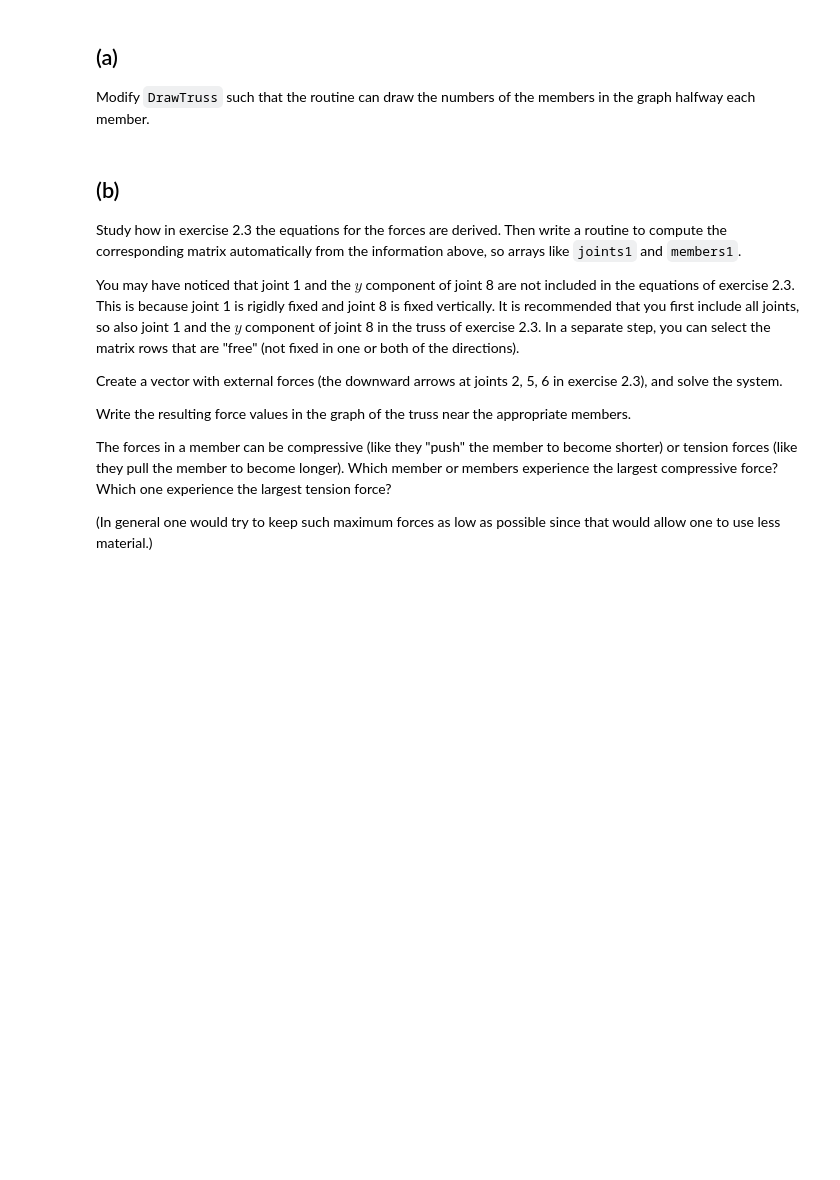
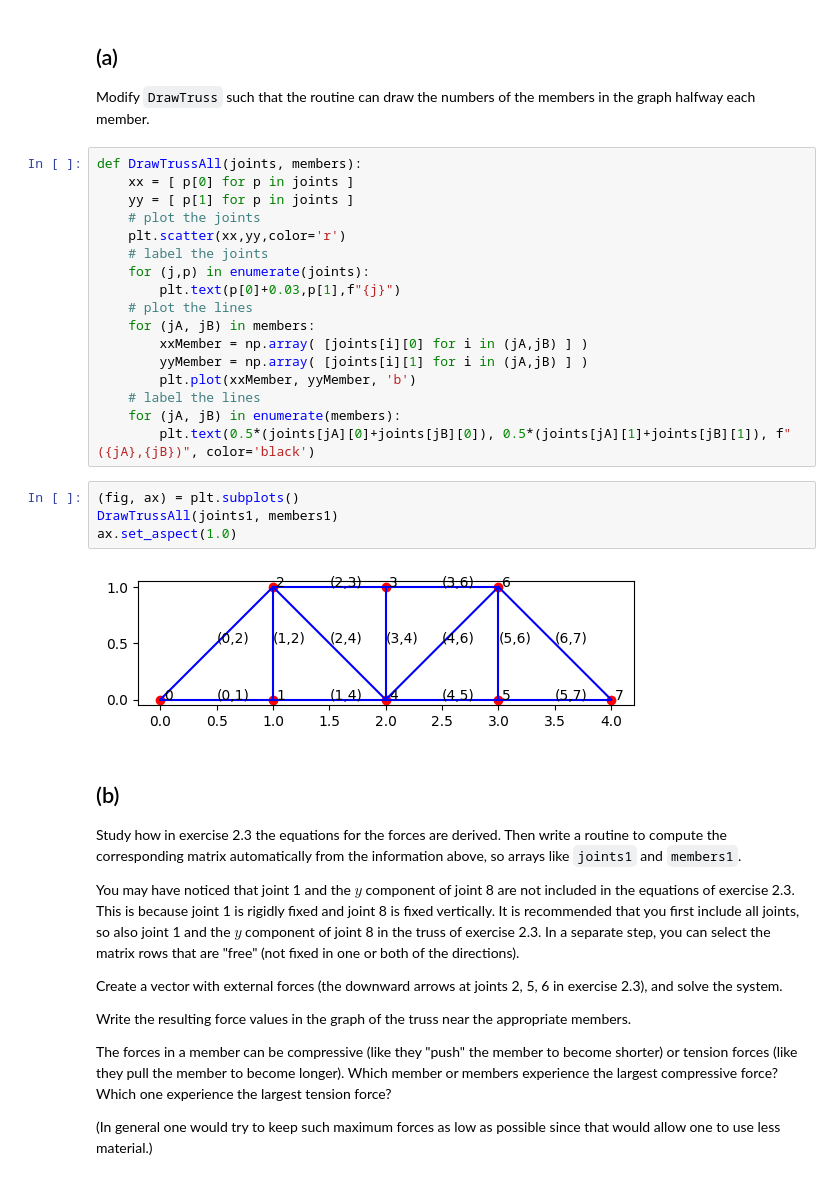
Before and after one commit to kshnva/numerical-algorithms, a Jupyter notebook: a1/hw1.ipynb, the cells around one changed output. Saved outputs shown, nothing was run; the diff lists cells and outputs as text; blank space fills up the shorter version.

```diff
--- a/a1/hw1.ipynb
+++ b/a1/hw1.ipynb
@@ -331,6 +334,29 @@ ax.set_aspect(1.0)
 ## (a)
 
 Modify `DrawTruss` such that the routine can draw the numbers of the members in the graph halfway each member.
+# %%
+def DrawTrussAll(joints, members):
+    xx = [ p[0] for p in joints ]
+    yy = [ p[1] for p in joints ]
+    # plot the joints
+    plt.scatter(xx,yy,color='r')
+    # label the joints
+    for (j,p) in enumerate(joints):
+        plt.text(p[0]+0.03,p[1],f"{j}")
+    # plot the lines
+    for (jA, jB) in members:
+        xxMember = np.array( [joints[i][0] for i in (jA,jB) ] )
+        yyMember = np.array( [joints[i][1] for i in (jA,jB) ] )
+        plt.plot(xxMember, yyMember, 'b')
+    # label the lines
+    for (jA, jB) in enumerate(members):
+        plt.text(0.5*(joints[jA][0]+joints[jB][0]), 0.5*(joints[jA][1]+joints[jB][1]), f"({jA},{jB})", color='black')
+# %%
+(fig, ax) = plt.subplots()
+DrawTrussAll(joints1, members1)
+ax.set_aspect(1.0)
+# %% [output]
+[figure, added]
 # %% [markdown]
 ## (b)
 
```
Also changed, not shown: parts of 3 cells of this notebook.
